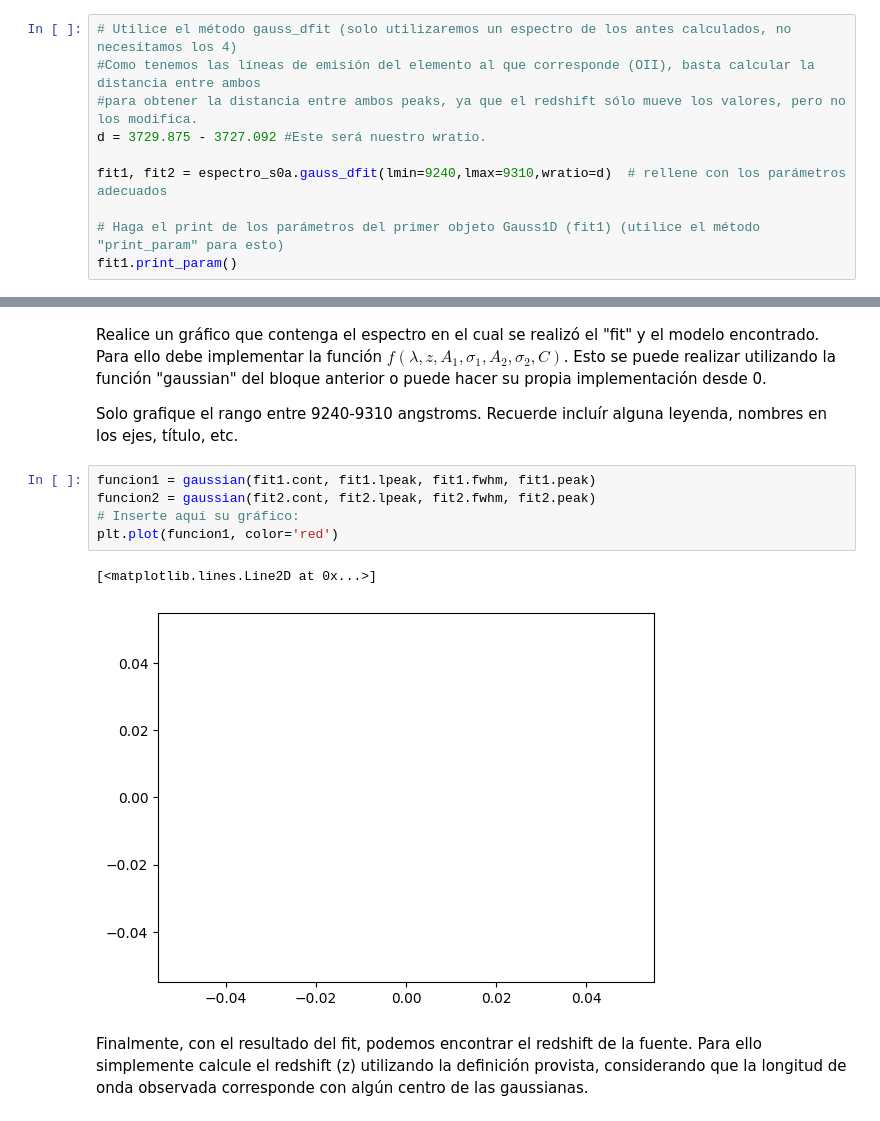
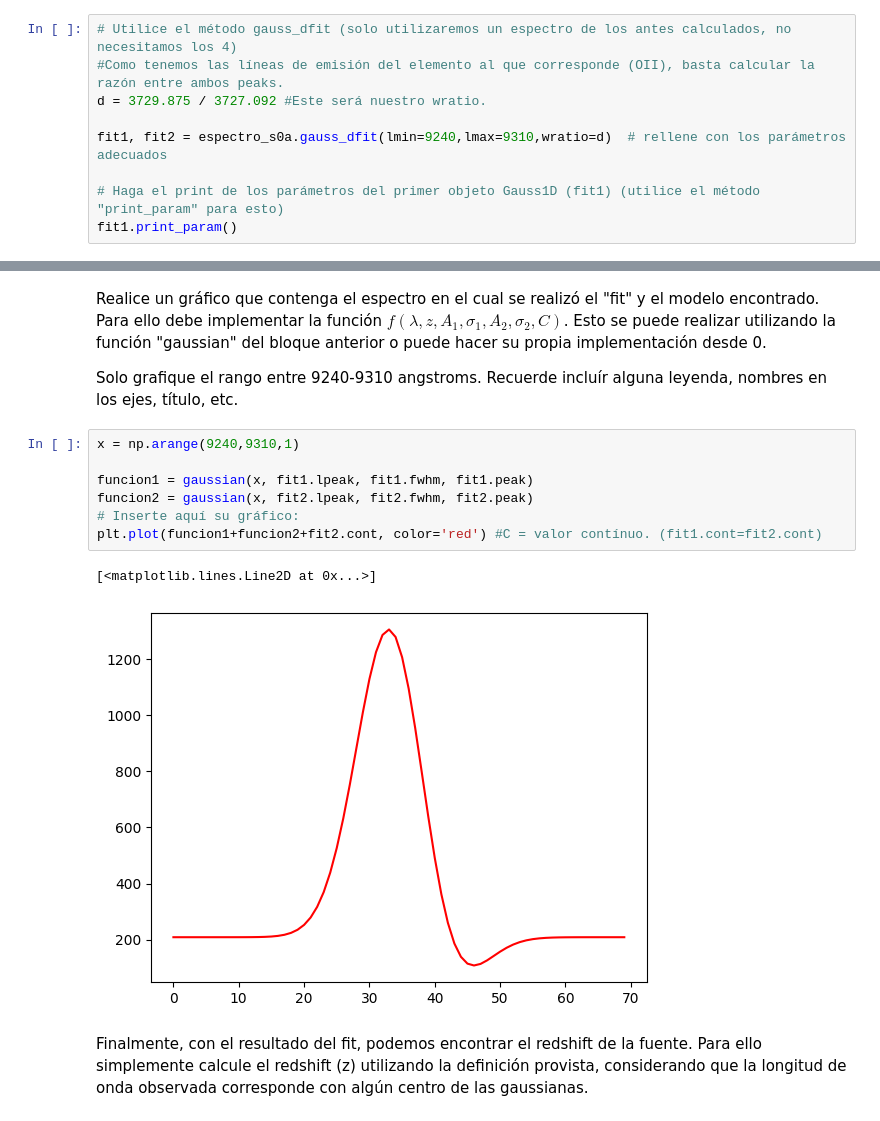
Before and after one commit to FranciscaHM/Tarea-4, a Jupyter notebook: Tarea4.ipynb, the cells around one changed output, grey strips where cells are left out. Saved outputs shown, nothing was run; the diff lists cells and outputs as text.

Commit message:
Casi final! (Me falta arreglar la gaussiana)

```diff
--- a/Tarea4.ipynb
+++ b/Tarea4.ipynb
@@ -306,9 +306,8 @@ MPDAF ya es capaz de hacer este fit por nosotros, para ello proceda como se le i
 3. El resultado deberían ser dos objetos de tipo obj.Gauss1D, utilice el método print_param() para mostrar los resultados de cada fit.
 # %%
 # Utilice el método gauss_dfit (solo utilizaremos un espectro de los antes calculados, no necesitamos los 4)
-#Como tenemos las líneas de emisión del elemento al que corresponde (OII), basta calcular la distancia entre ambos
-#para obtener la distancia entre ambos peaks, ya que el redshift sólo mueve los valores, pero no los modifica.
-d = 3729.875 - 3727.092 #Este será nuestro wratio.
+#Como tenemos las líneas de emisión del elemento al que corresponde (OII), basta calcular la razón entre ambos peaks.
+d = 3729.875 / 3727.092 #Este será nuestro wratio.
 
 fit1, fit2 = espectro_s0a.gauss_dfit(lmin=9240,lmax=9310,wratio=d)  # rellene con los parámetros adecuados
 
@@ -366,13 +365,15 @@ Para ello debe implementar la función $f(\lambda, z,  A_1, \sigma_1, A_2, \sigm
 
 Solo grafique el rango entre 9240-9310 angstroms. Recuerde incluír alguna leyenda, nombres en los ejes, título, etc.
 # %%
-funcion1 = gaussian(fit1.cont, fit1.lpeak, fit1.fwhm, fit1.peak)
-funcion2 = gaussian(fit2.cont, fit2.lpeak, fit2.fwhm, fit2.peak)
+x = np.arange(9240,9310,1)
+
+funcion1 = gaussian(x, fit1.lpeak, fit1.fwhm, fit1.peak)
+funcion2 = gaussian(x, fit2.lpeak, fit2.fwhm, fit2.peak)
 # Inserte aquí su gráfico:
-plt.plot(funcion1, color='red')
+plt.plot(funcion1+funcion2+fit2.cont, color='red') #C = valor contínuo. (fit1.cont=fit2.cont)
 # %% [output]
 [<matplotlib.lines.Line2D at 0x...>]
-[figure, old version]
+[figure, new version]
 # %% [markdown]
 Finalmente, con el resultado del fit, podemos encontrar el redshift de la fuente. Para ello simplemente calcule el redshift (z) utilizando la definición provista, considerando que la longitud de onda observada corresponde con algún centro de las gaussianas.
 # %%
```
Also changed, not shown: parts of 3 cells of this notebook.
